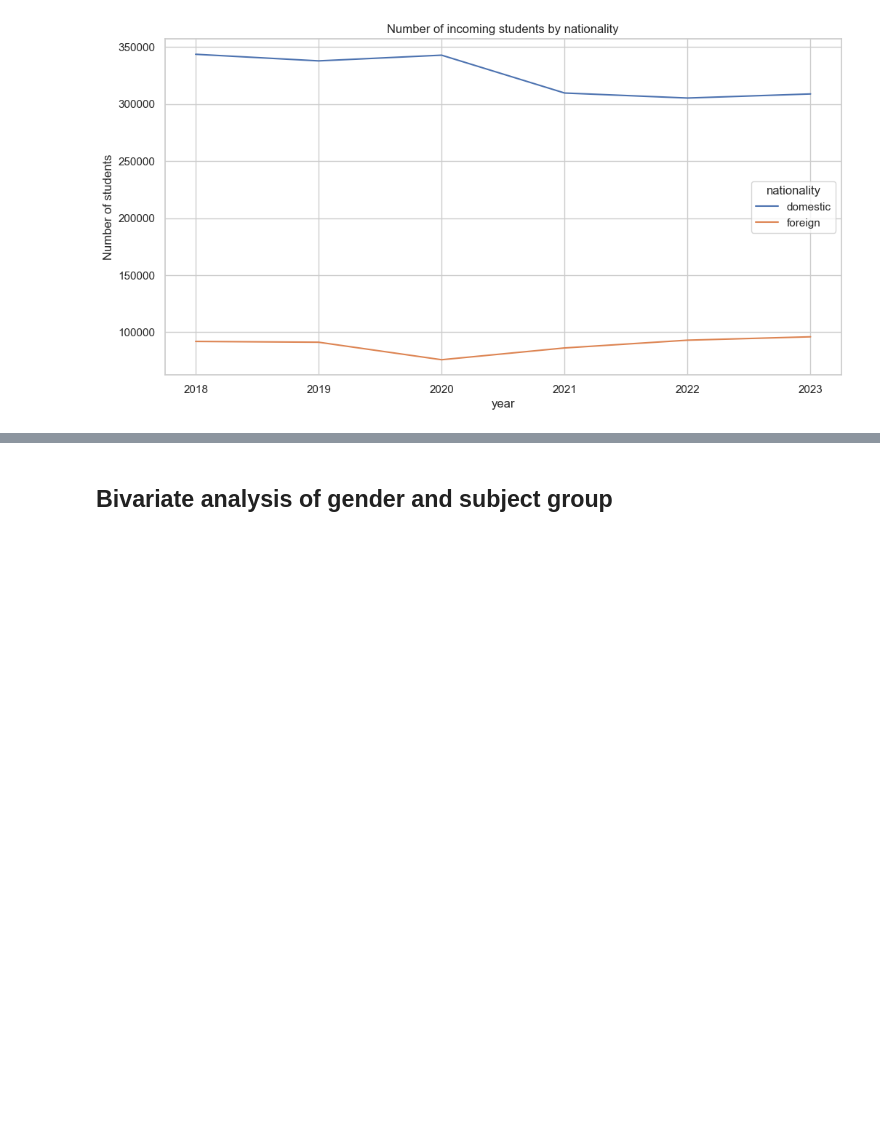
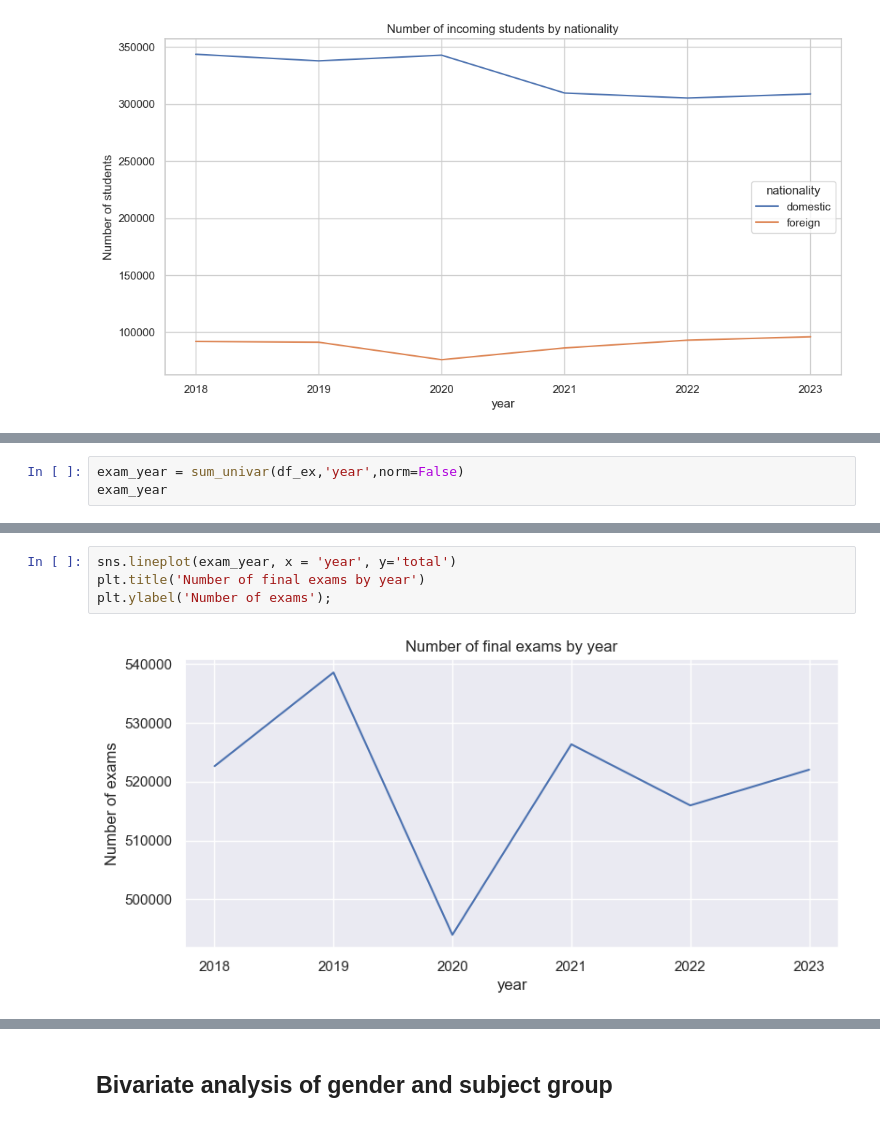
Before and after one commit to gfkpth/data-study-subjects, a Jupyter notebook: core_EDA.ipynb, the cells around one changed output, grey strips where cells are left out. Saved outputs shown, nothing was run; the diff lists cells and outputs as text; blank space fills up the shorter version.

```diff
--- a/core_EDA.ipynb
+++ b/core_EDA.ipynb
@@ -1099,0 +1102,3 @@ plt.ylabel('Number of students');
+# %%
+exam_year = sum_univar(df_ex,'year',norm=False)
+exam_year
@@ -1099,0 +1114,6 @@ plt.ylabel('Number of students');
+# %%
+sns.lineplot(exam_year, x = 'year', y='total')
+plt.title('Number of final exams by year')
+plt.ylabel('Number of exams');
+# %% [output]
+[figure, added]
```
Also changed, not shown: parts of 34 cells of this notebook, 6 other files.
